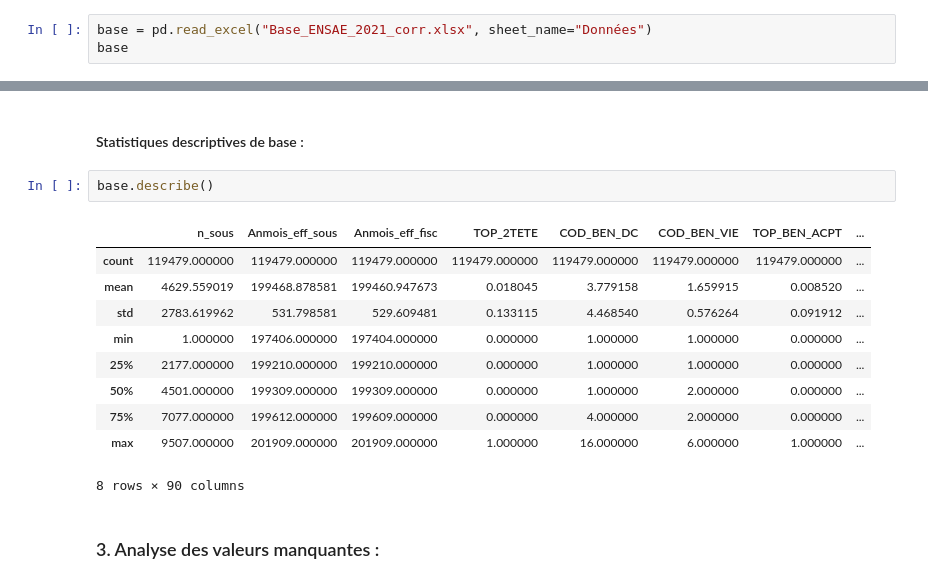
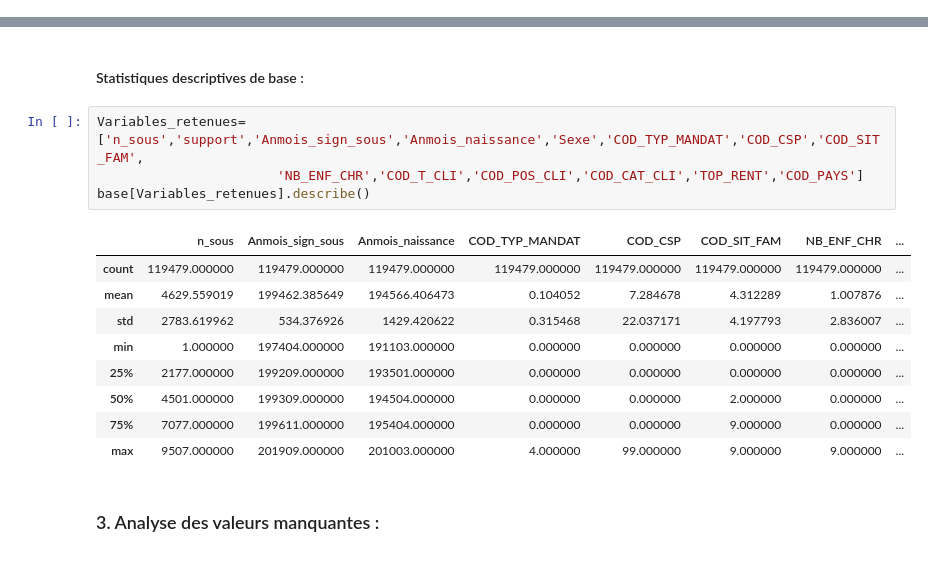
Before and after one commit to afonkou01/Arbitrage_Vie_BNP_Cardif, a Jupyter notebook: Avancement notebook - BNP Cardif_version.ipynb, the cells around one changed output, grey strips where cells are left out. Saved outputs shown, nothing was run; the diff lists cells and outputs as text.

```diff
--- a/Avancement notebook - BNP Cardif_version.ipynb
+++ b/Avancement notebook - BNP Cardif_version.ipynb
@@ -210,6 +168,3 @@ base_multisupport['r_FG_a'].nunique()
 # DESCRIPTION DE LA BASE DE DONNEES
 
 ### 1. Aperçu général de la base de données :
-# %%
-base = pd.read_excel("Base_ENSAE_2021_corr.xlsx", sheet_name="Données")
-base
@@ -262,18 +215,19 @@ Length: 104, dtype: object
 # %% [markdown]
 #### Statistiques descriptives de base :
 # %%
-base.describe()
+Variables_retenues=['n_sous','support','Anmois_sign_sous','Anmois_naissance','Sexe','COD_TYP_MANDAT','COD_CSP','COD_SIT_FAM',
+                       'NB_ENF_CHR','COD_T_CLI','COD_POS_CLI','COD_CAT_CLI','TOP_RENT','COD_PAYS']
+base[Variables_retenues].describe()
 # %% [output]
-|  | n_sous | Anmois_eff_sous | Anmois_eff_fisc | TOP_2TETE | COD_BEN_DC | COD_BEN_VIE | TOP_BEN_ACPT | ... |
+|  | n_sous | Anmois_sign_sous | Anmois_naissance | COD_TYP_MANDAT | COD_CSP | COD_SIT_FAM | NB_ENF_CHR | ... |
 | count | 119479.000000 | 119479.000000 | 119479.000000 | 119479.000000 | 119479.000000 | 119479.000000 | 119479.000000 | ... |
-| mean | 4629.559019 | 199468.878581 | 199460.947673 | 0.018045 | 3.779158 | 1.659915 | 0.008520 | ... |
-| std | 2783.619962 | 531.798581 | 529.609481 | 0.133115 | 4.468540 | 0.576264 | 0.091912 | ... |
-| min | 1.000000 | 197406.000000 | 197404.000000 | 0.000000 | 1.000000 | 1.000000 | 0.000000 | ... |
-| 25% | 2177.000000 | 199210.000000 | 199210.000000 | 0.000000 | 1.000000 | 1.000000 | 0.000000 | ... |
-| 50% | 4501.000000 | 199309.000000 | 199309.000000 | 0.000000 | 1.000000 | 2.000000 | 0.000000 | ... |
-| 75% | 7077.000000 | 199612.000000 | 199609.000000 | 0.000000 | 4.000000 | 2.000000 | 0.000000 | ... |
-| max | 9507.000000 | 201909.000000 | 201909.000000 | 1.000000 | 16.000000 | 6.000000 | 1.000000 | ... |
+| mean | 4629.559019 | 199462.385649 | 194566.406473 | 0.104052 | 7.284678 | 4.312289 | 1.007876 | ... |
+| std | 2783.619962 | 534.376926 | 1429.420622 | 0.315468 | 22.037171 | 4.197793 | 2.836007 | ... |
+| min | 1.000000 | 197404.000000 | 191103.000000 | 0.000000 | 0.000000 | 0.000000 | 0.000000 | ... |
+| 25% | 2177.000000 | 199209.000000 | 193501.000000 | 0.000000 | 0.000000 | 0.000000 | 0.000000 | ... |
+| 50% | 4501.000000 | 199309.000000 | 194504.000000 | 0.000000 | 0.000000 | 2.000000 | 0.000000 | ... |
+| 75% | 7077.000000 | 199611.000000 | 195404.000000 | 0.000000 | 0.000000 | 9.000000 | 0.000000 | ... |
+| max | 9507.000000 | 201909.000000 | 201003.000000 | 4.000000 | 99.000000 | 9.000000 | 9.000000 | ... |
-8 rows × 90 columns
 # %% [markdown]
 ### 3. Analyse des valeurs manquantes :
 # %% [markdown]
```
Also changed, not shown: parts of 59 cells of this notebook, 1 other file.
